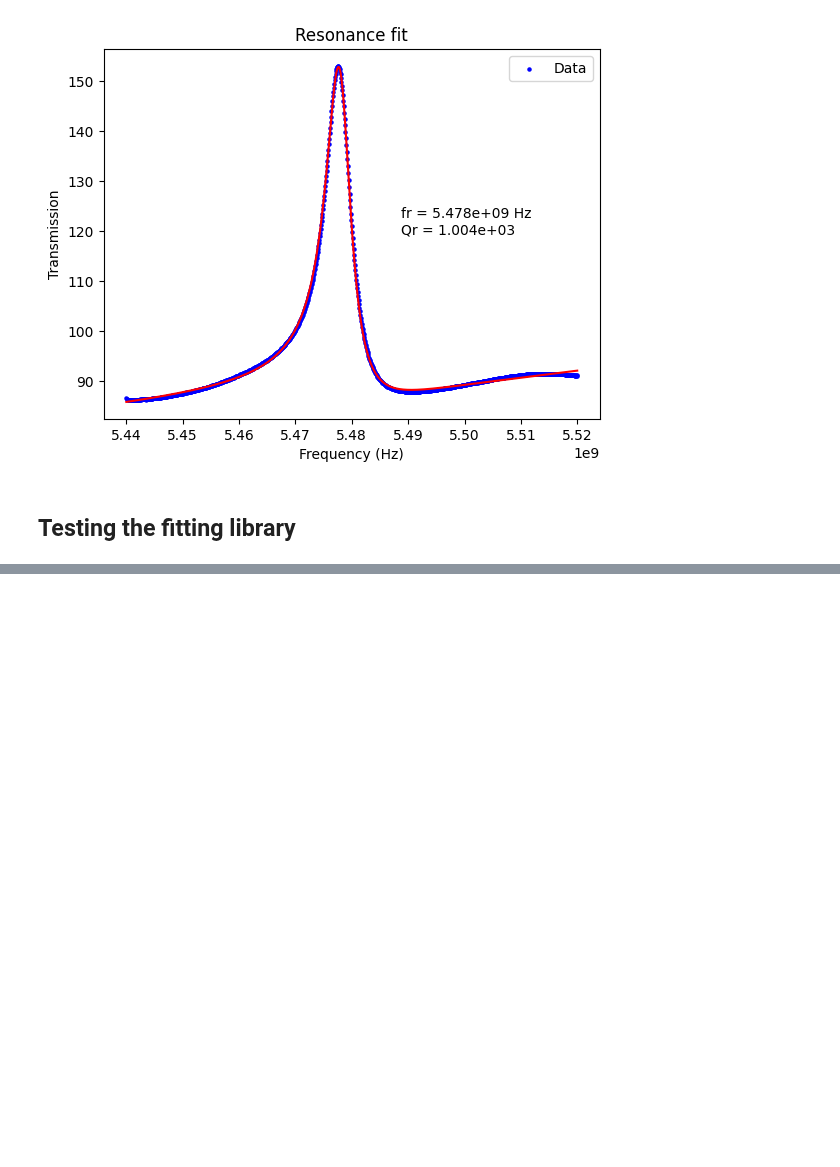
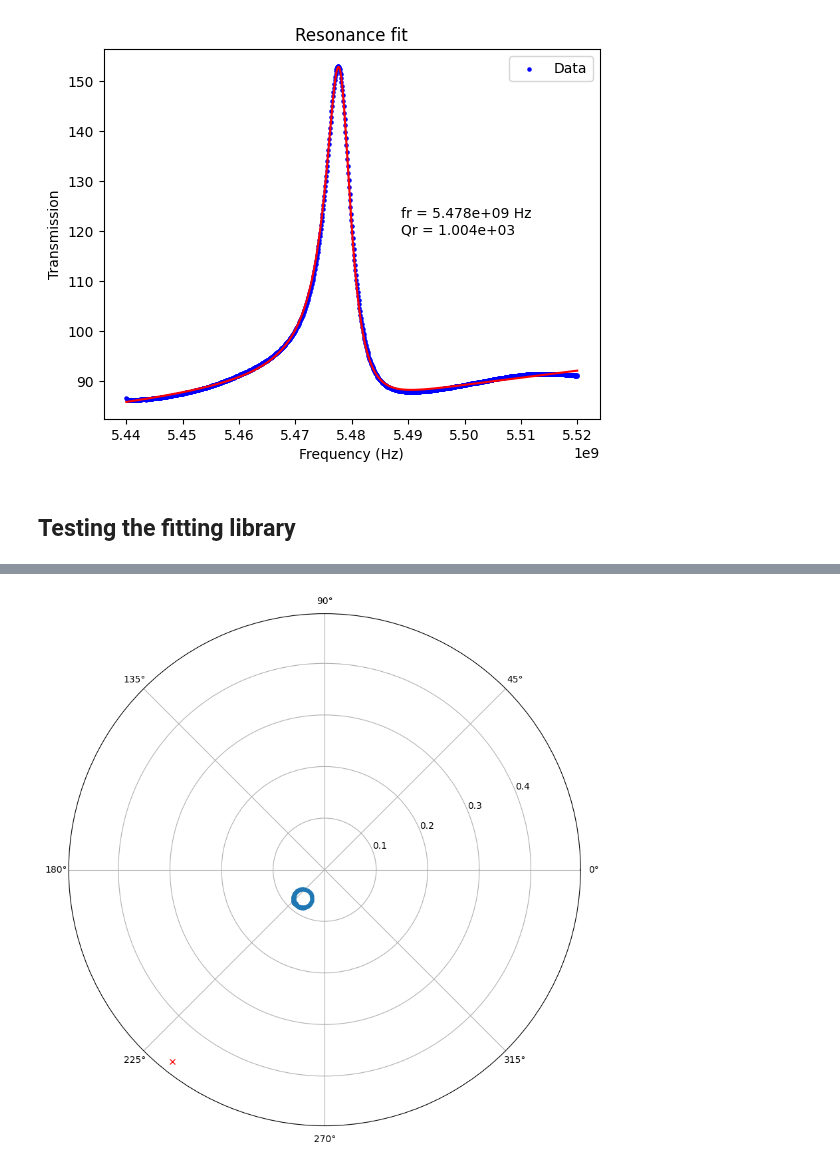
Before and after one commit to biqute/QTLab2425, a Jupyter notebook: IRdetection/Analysis/fitting_tests_scipy.ipynb, the cells around one changed output, grey strips where cells are left out. Drawn from its saved outputs; the diff is of its cells as text; code cells hidden in the pictures; blank space fills up the shorter version.

Commit message:
Update fitting functions and started circular fits

```diff
--- a/IRdetection/Analysis/fitting_tests_scipy.ipynb
+++ b/IRdetection/Analysis/fitting_tests_scipy.ipynb
@@ -137,0 +284,86 @@ plot_fit(minuit_res, x, y, s=2, marker='.')
+# %%
+import numpy as np
+from scipy.linalg import eig
+
+# Ensure complex_data is defined as a NumPy array of complex numbers
+# Example:
+# complex_data = np.array([1+2j, 2+3j, 3+4j, ...])
+
+# Chernov-Lesort fit ----------------
+
+# B matrix
+B = np.array([
+    [0, 0, 0, -2],
+    [0, 1, 0, 0],
+    [0, 0, 1, 0],
+    [-2, 0, 0, 0]
+])
+
+# M matrix
+w = np.abs(complex_data)
+x = np.real(complex_data)
+y = np.imag(complex_data)
+
+def M_ab(a, b):
+    return np.sum(a * b)
+
+M = np.array([
+    [M_ab(w, w), M_ab(x, w), M_ab(y, w), M_ab(w, np.ones_like(w))],
+    [M_ab(w, x), M_ab(x, x), M_ab(y, x), M_ab(x, np.ones_like(x))],
+    [M_ab(w, y), M_ab(x, y), M_ab(y, y), M_ab(y, np.ones_like(y))],
+    [M_ab(w, np.ones_like(w)), M_ab(x, np.ones_like(x)), M_ab(y, np.ones_like(y)), len(w)]
+])
+
+# Solve the generalized eigenvalue problem M * A = eta * B * A
+eigvals, eigvecs = eig(M, B)
+
+# Filter out eigenvalues that are not real
+real_indices = np.isreal(eigvals)
+real_eigvals = eigvals[real_indices].real
+real_eigvecs = eigvecs[:, real_indices].real
+
+# Check if there are any real eigenvalues
+if real_eigvals.size == 0:
+    raise ValueError("No real eigenvalues found. Check the input data or matrices.")
+
+# Select the eigenvalue with the smallest positive real part (or another criterion)
+# Here, we select the eigenvalue with the smallest absolute value
+eta_index = np.argmin(np.abs(real_eigvals))
+eta = real_eigvals[eta_index]
+
+# Extract the corresponding eigenvector
+A = real_eigvecs[:, eta_index]
+
+# Normalize the eigenvector (optional, for consistency)
+A = A / np.linalg.norm(A)
+
+print("Eigenvalue (eta):", eta)
+print("Eigenvector (A):", A)
+
+# Compute circle parameters based on the eigenvector A
+# Assuming the circle equation: A0*(x^2 + y^2) + A1*x + A2*y + A3 = 0
+A0, A1, A2, A3 = A
+
+# Calculate the center of the circle
+x_c = -A1 / (2 * A0)
+y_c = -A2 / (2 * A0)
+
+# Calculate the radius of the circle
+# r = sqrt(x_c^2 + y_c^2 - A3 / A0)
+radius_squared = x_c**2 + y_c**2 - (A3 / A0)
+if radius_squared < 0:
+    raise ValueError("Calculated radius squared is negative. Check the fitting results.")
+r = np.sqrt(radius_squared)
+
+print(f"Circle Center: ({x_c}, {y_c})")
+print(f"Radius: {r}")
+
+# Plot data and fit in polar coordinates
+plt.figure(figsize=(10, 10))
+ax = plt.subplot(111, polar=True)
+ax.plot(theta, r_values, '.')  # Plot points in polar coordinates
+
+
+center_of_circle = x_c + 1j * y_c
+plt.plot(np.angle(center_of_circle), np.abs(center_of_circle), 'rx')
+# %% [output]
@@ -137,0 +375 @@ plot_fit(minuit_res, x, y, s=2, marker='.')
+[figure, added]
```
Also changed, not shown: parts of 7 cells of this notebook, 2 other files.
